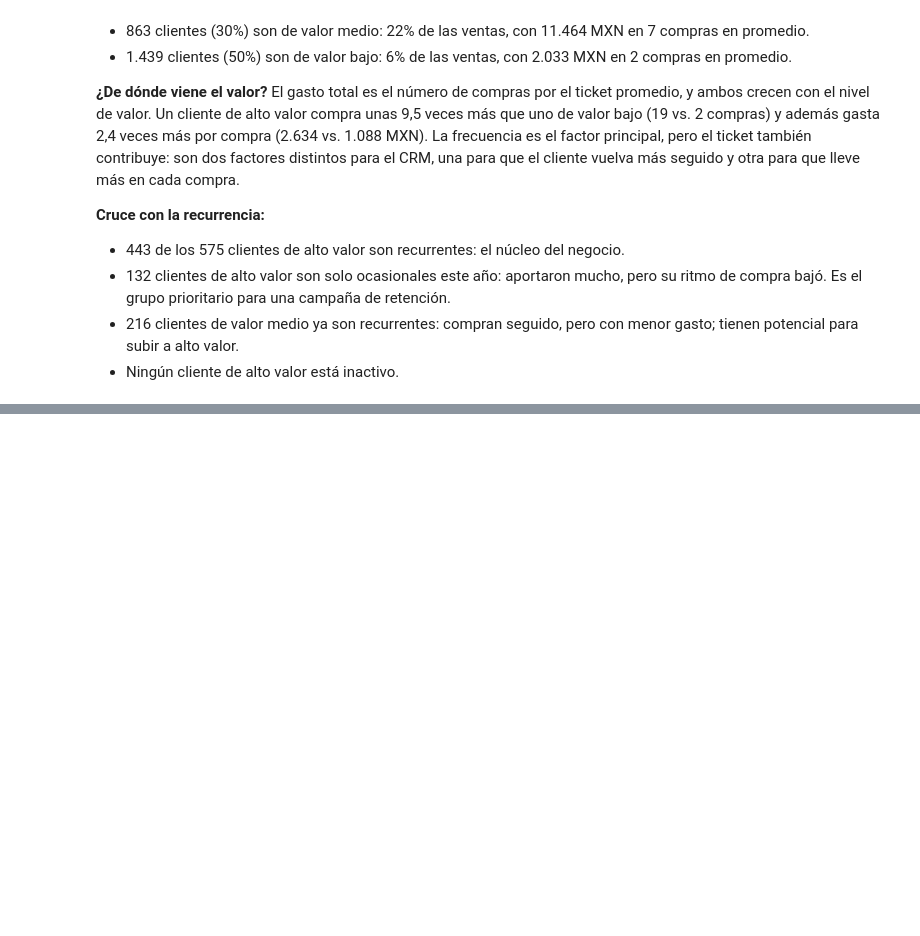
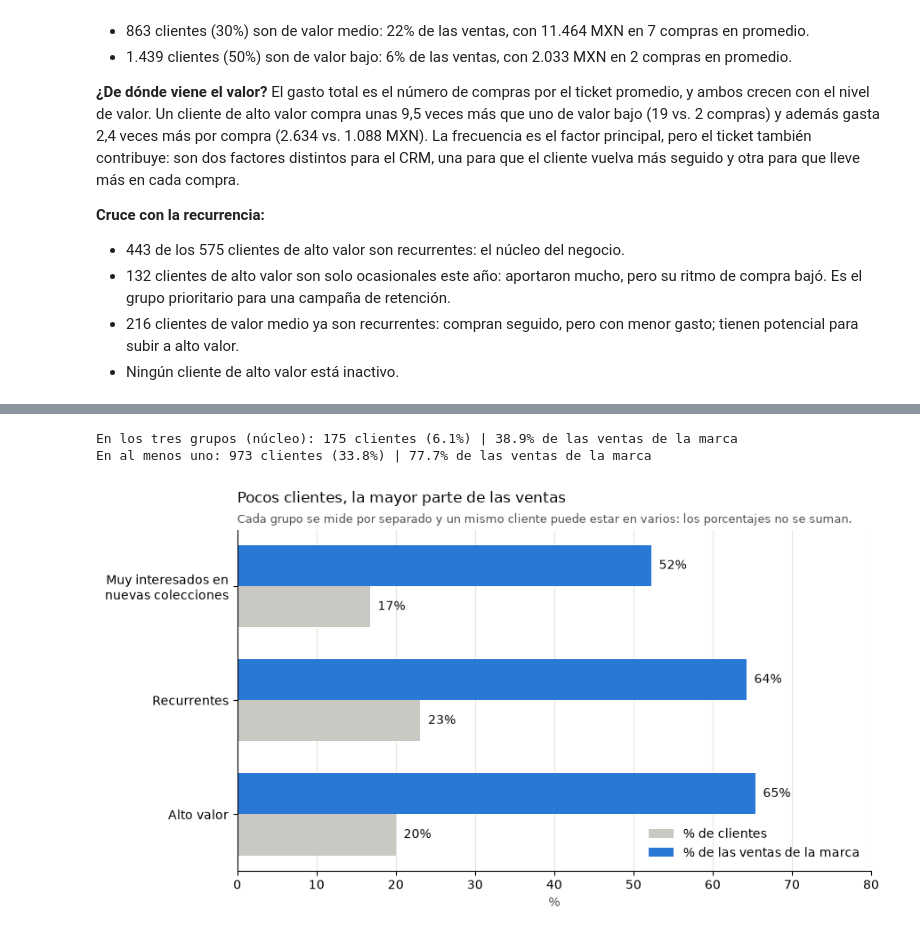
Before and after one commit to Edmh1/retail-customer-analytics, a Jupyter notebook: notebooks/02_analisis.ipynb, the cells around one changed output, grey strips where cells are left out. Saved outputs shown, nothing was run; the diff lists cells and outputs as text; code cells hidden in the pictures; blank space fills up the shorter version.

Commit message:
feat: agregar resumen de las tres preguntas con el núcleo de clientes

```diff
--- a/notebooks/02_analisis.ipynb
+++ b/notebooks/02_analisis.ipynb
@@ -522,0 +527,54 @@ pd.crosstab(clientes["nivel_valor"], clientes["nivel_recurrencia"], margins=True
+# %%
+es_novedad = clientes["nivel_novedad"].eq("Muy interesado")
+es_recurrente = clientes["nivel_recurrencia"].eq("Recurrente")
+es_alto = clientes["nivel_valor"].eq("Alto valor")
+
+nucleo = es_novedad & es_recurrente & es_alto
+alguno = es_novedad | es_recurrente | es_alto
+
+for nombre, m in [("En los tres grupos (núcleo)", nucleo), ("En al menos uno", alguno)]:
+    print(f"{nombre}: {m.sum()} clientes ({m.mean():.1%}) | "
+          f"{clientes.loc[m, 'venta_total'].sum() / total_marca:.1%} de las ventas de la marca")
+# %% [output]
+En los tres grupos (núcleo): 175 clientes (6.1%) | 38.9% de las ventas de la marca
+En al menos uno: 973 clientes (33.8%) | 77.7% de las ventas de la marca
+# %%
+def pct(m):
+    """% de clientes y % de ventas de la marca de un grupo."""
+    return m.mean() * 100, clientes.loc[m, "venta_total"].sum() / total_marca * 100
+
+grupos = {
+    "Muy interesados en\nnuevas colecciones": es_novedad,
+    "Recurrentes": es_recurrente,
+    "Alto valor": es_alto
+}
+resumen = pd.DataFrame([pct(m) for m in grupos.values()], index=list(grupos), columns=["% clientes", "% ventas"])
+
+y = range(len(resumen))
+alto = 0.36
+fig, ax = plt.subplots(figsize=(9, 5))
+b1 = ax.barh([i + alto / 2 for i in y], resumen["% clientes"], height=alto, color="#c9c8c2", label="% de clientes")
+b2 = ax.barh([i - alto / 2 for i in y], resumen["% ventas"], height=alto, color="#2a78d6", label="% de las ventas de la marca")
+
+for barras in (b1, b2):
+    for b in barras:
+        ax.text(b.get_width() + 1, b.get_y() + b.get_height() / 2, f"{b.get_width():.0f}%",
+                va="center", fontsize=10, color="#0b0b0b")
+
+ax.set_yticks(list(y), resumen.index)
+ax.invert_yaxis()
+ax.set_xlim(0, 80)
+ax.set_title("Pocos clientes, la mayor parte de las ventas", loc="left", fontsize=12, color="#0b0b0b", pad=22)
+ax.text(0, 1.02, "Cada grupo se mide por separado y un mismo cliente puede estar en varios: los porcentajes no se suman.",
+        transform=ax.transAxes, fontsize=9, color="#52514e")
+ax.set_xlabel("%", color="#52514e")
+ax.legend(frameon=False, loc="lower right")
+ax.spines[["top", "right"]].set_visible(False)
+ax.grid(axis="x", color="#e6e5e0", linewidth=0.8)
+ax.set_axisbelow(True)
+
+plt.tight_layout()
+plt.savefig(FIGS / "resumen_tres_preguntas.png", dpi=200, bbox_inches="tight")
+plt.show()
+# %% [output]
+[figure, added]
```
Also changed, not shown: parts of 4 cells of this notebook, 2 other files.
